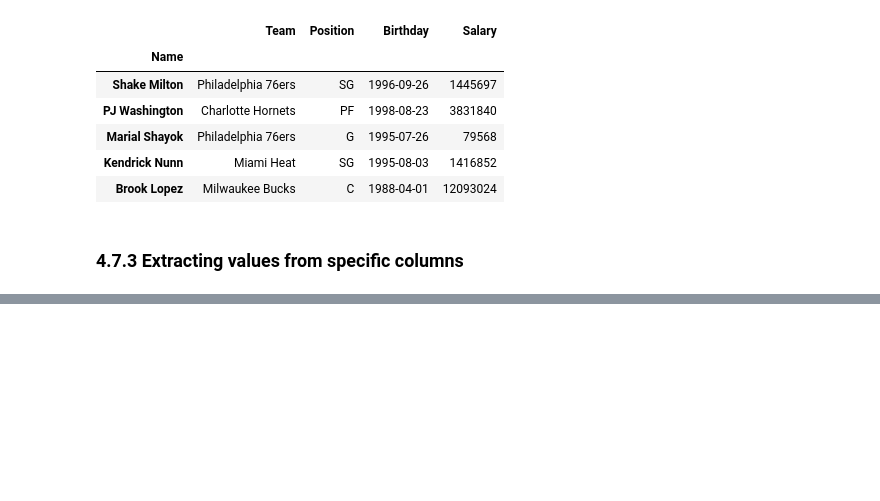
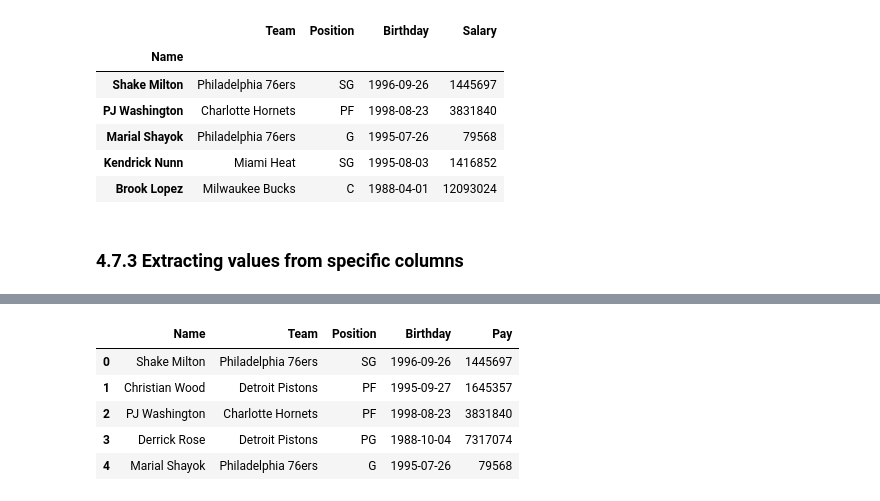
Before and after one commit to nyguerrillagirl/1000doc-python-projects, a Jupyter notebook: books/pandas_in_action/chapter_04/4_the_dataframe_object.ipynb, the cells around one changed output, grey strips where cells are left out. Cells and saved outputs as stored; diff of their text form; code cells hidden in the pictures; blank space fills up the shorter version.

```diff
--- a/books/pandas_in_action/chapter_04/4_the_dataframe_object.ipynb
+++ b/books/pandas_in_action/chapter_04/4_the_dataframe_object.ipynb
@@ -669,0 +778,3 @@ nba.iloc[0:10:2]
+# %%
+# make the change permanent
+nba = nba.rename(columns = {"Date of Birth" : "Birthday" })
@@ -669,0 +789,2 @@ nba.iloc[0:10:2]
+# %%
+nba = nba.rename(index = {"Giannis Antetokounmpo": "Greek Freak"})
@@ -669,0 +801,2 @@ nba.iloc[0:10:2]
+# %%
+nba.set_index("Team").head()
@@ -669,0 +811,9 @@ nba.iloc[0:10:2]
+# %%
+nba.reset_index().head()
+# %% [output]
+|  | Name | Team | Position | Birthday | Pay |
+| 0 | Shake Milton | Philadelphia 76ers | SG | 1996-09-26 | 1445697 |
+| 1 | Christian Wood | Detroit Pistons | PF | 1995-09-27 | 1645357 |
+| 2 | PJ Washington | Charlotte Hornets | PF | 1998-08-23 | 3831840 |
+| 3 | Derrick Rose | Detroit Pistons | PG | 1988-10-04 | 7317074 |
+| 4 | Marial Shayok | Philadelphia 76ers | G | 1995-07-26 | 79568 |
```
Also changed, not shown: parts of 30 cells of this notebook.
